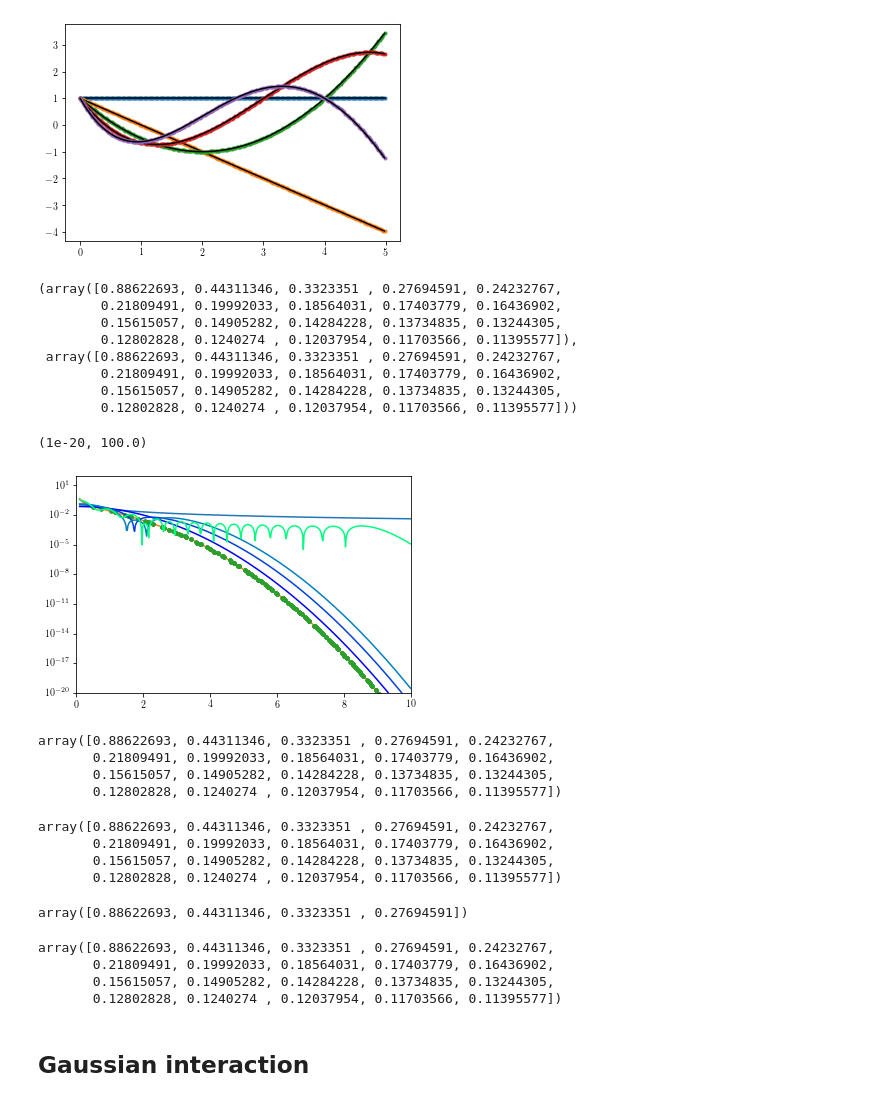
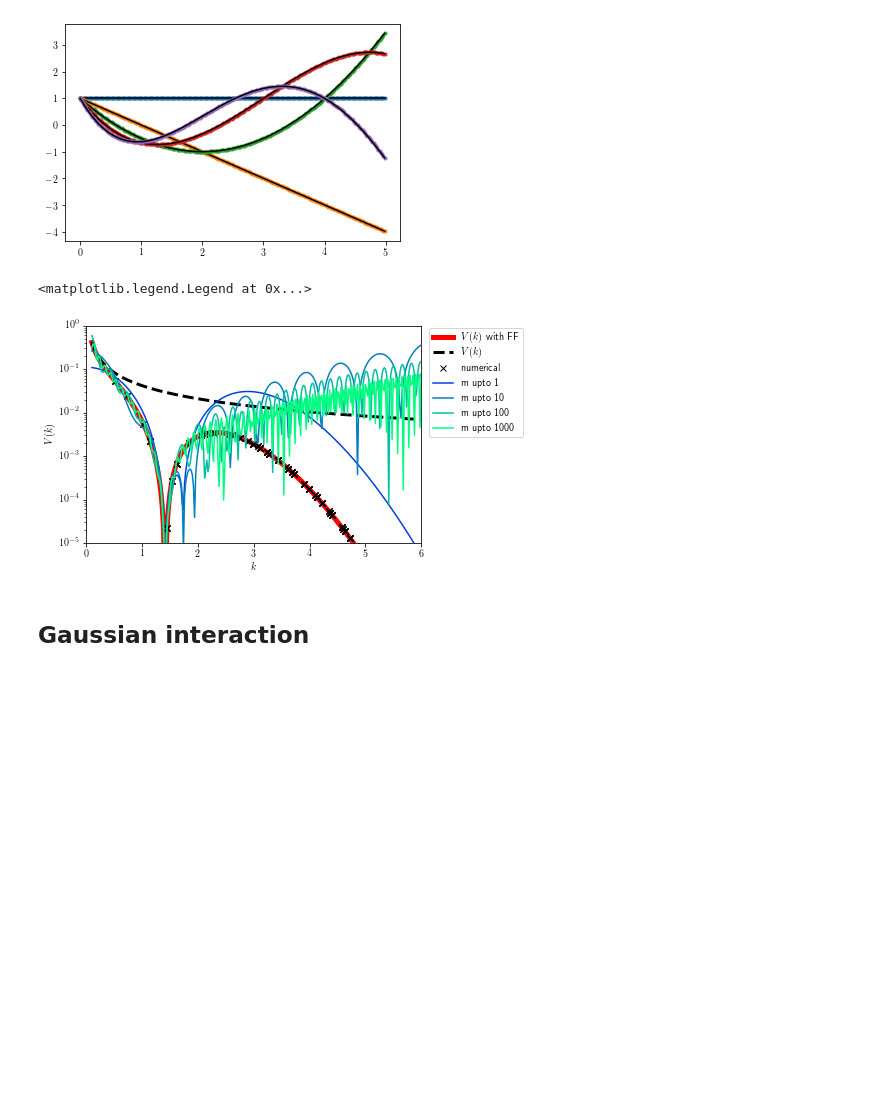
Before and after one commit to akshaykri/QH_ED, a Jupyter notebook: examples/Haldane.ipynb, the cells around one changed output. Cells and saved outputs as stored; diff of their text form; code cells hidden in the pictures; blank space fills up the shorter version.

```diff
--- a/examples/Haldane.ipynb
+++ b/examples/Haldane.ipynb
@@ -41,9 +41,10 @@ for m in [0, 1, 2, 3, 4]:
 Nphi = 24
 Ne = 8
 Nth = 4 # numer of threads for parallelization
+nLL = 1
 torus1 = landau.Torus(Nphi, aspect_ratio=1.0)
 vParams = {'power': (1.0, {'n': 1, 'x': np.inf})} # Coulomb power law, Gaussian cut-off
-hamParams = {'alpha': 1.0, 'n': 0, 'Nphi': Nphi} # mass anisotropy, Landau level index
+hamParams = {'alpha': 1.0, 'n': nLL, 'Nphi': Nphi} # mass anisotropy, Landau level index
 
 kx, ky, _ = torus1.get_karr()
 k2 = kx[:, np.newaxis]**2 + ky**2
@@ -54,53 +55,45 @@ T4 = np.real(utils.Utils.make4tensorsym(torus1, pot1.V2))
 # %%
 k = np.r_[0.1:10:0.02]
 Vk = 2*np.pi/k / (2*np.pi*Nphi)
-FF2 = np.exp(-k**2/4)**2
+FF2 = np.exp(-k**2/4)**2 * (1 - nLL*k**2/2)**2
 # %%
-Vm = np.zeros(20)
-Vm2 = np.zeros(20)
-for m in np.arange(20):
+mMax = 10001
+mAll = np.arange(mMax, dtype='float64')
+mAll[0] = 1e-16
+# mAll[8] += 1e-6
+Vm = np.zeros(mMax)
+for m in np.arange(mMax):
     ## see Yoshioka (4.39)
-    Vm[m] = np.sqrt(np.pi)/2 * scipy.special.factorial(2*m) / (
-        2**(2*m) * scipy.special.factorial(m)**2)
-#     temp = 0
-#     for r in range(m+1):
-#         temp += (-1)**r * scipy.special.factorial(2*r) * scipy.special.comb(m, r) / (
-#                 (2)**(2*r + 1) * (scipy.special.factorial(r)**2))
-#     Vm2[m] = np.sqrt(np.pi) * temp
+    if m < 500:
+        Vm[m] = np.sqrt(np.pi)/2 * scipy.special.comb(2*m, m) / (2.**(2*m))
+    else:
+        Vm[m] = 0.5 * (1 - 0.125/m) / np.sqrt(m)
-# %%
-Vm, Vm2
-# %% [output]
-(array([0.88622693, 0.44311346, 0.3323351 , 0.27694591, 0.24232767,
-        0.21809491, 0.19992033, 0.18564031, 0.17403779, 0.16436902,
-        0.15615057, 0.14905282, 0.14284228, 0.13734835, 0.13244305,
-        0.12802828, 0.1240274 , 0.12037954, 0.11703566, 0.11395577]),
- array([0.88622693, 0.44311346, 0.3323351 , 0.27694591, 0.24232767,
-        0.21809491, 0.19992033, 0.18564031, 0.17403779, 0.16436902,
-        0.15615057, 0.14905282, 0.14284228, 0.13734835, 0.13244305,
-        0.12802828, 0.1240274 , 0.12037954, 0.11703566, 0.11395577]))
 # %%
 f, ax = plt.subplots()
 Vkpp = np.zeros_like(k)
 
-m_arr = [0, 1, 2, 19]#, 10, 15]
+m_arr = [1, 10, 100, 1000]#, 10000]#, 10, 15]
 
-ax.plot(k, Vk)
-ax.plot(k, Vk*FF2)
-ax.plot(np.sqrt(k2.flatten()), np.abs(pot1.V2.flatten()), '.')
+
+ax.plot(k, Vk*FF2, lw=5, ls = '-', color='r', label=r'$V(k)$ with FF')
+ax.plot(k, Vk, lw=3, ls = '--', color='k', label=r'$V(k)$')
+ax.plot(np.sqrt(k2.flatten()), np.abs(pot1.V2.flatten()), 'x',
+        label='numerical', markeredgecolor='k', markerfacecolor='None')
 
 ctemp = 0
-for cm, m in enumerate(np.arange(len(Vm))):
+for cm, m in enumerate(np.arange(max(m_arr)+1)):
     Vkpp += 4 * np.pi * Vm[m] * scipy.special.eval_laguerre(m, k**2) / (2 * np.pi * Nphi)
     if m in m_arr:
         ctemp += 1
         ax.plot(k, np.abs(Vkpp*FF2), color=plt.cm.winter(ctemp/len(m_arr)), label='m upto '+str(m))
 
 ax.set_yscale('log')
 ax.set_xlim(0, 6)
-ax.set_ylim(1e-15, 1e2)
+ax.set_ylim(1e-5, 1e0)
 ax.set_xlabel(r'$k$')
 ax.set_ylabel(r'$V(k)$')
 ax.legend(loc='upper left', bbox_to_anchor=(1.01, 1.01))
+# f.savefig('/home/ak20/QH/plots/Vm_Coulomb.pdf', bbox_inches='tight', transparent=True)
 # %% [output]
-(1e-20, 100.0)
+<matplotlib.legend.Legend at 0x...>
-[figure, old version]
+[figure, new version]
@@ -120,18 +99,0 @@ for m in np.arange(20):
-# %%
-Vm_fromk
-# %% [output]
-array([0.88622693, 0.44311346, 0.3323351 , 0.27694591, 0.24232767,
-       0.21809491, 0.19992033, 0.18564031, 0.17403779, 0.16436902,
-       0.15615057, 0.14905282, 0.14284228, 0.13734835, 0.13244305,
-       0.12802828, 0.1240274 , 0.12037954, 0.11703566, 0.11395577])
-# %%
-Vm
-# %% [output]
-array([0.88622693, 0.44311346, 0.3323351 , 0.27694591, 0.24232767,
-       0.21809491, 0.19992033, 0.18564031, 0.17403779, 0.16436902,
-       0.15615057, 0.14905282, 0.14284228, 0.13734835, 0.13244305,
-       0.12802828, 0.1240274 , 0.12037954, 0.11703566, 0.11395577])
-# %%
-np.sqrt(np.pi)*np.array([0.5, 0.25, 0.1875, 5/32])
-# %% [output]
-array([0.88622693, 0.44311346, 0.3323351 , 0.27694591])
@@ -145,10 +100,3 @@ for m in np.arange(len(Vmxx)):
-# %%
-Vmxx
-# %% [output]
-array([0.88622693, 0.44311346, 0.3323351 , 0.27694591, 0.24232767,
-       0.21809491, 0.19992033, 0.18564031, 0.17403779, 0.16436902,
-       0.15615057, 0.14905282, 0.14284228, 0.13734835, 0.13244305,
-       0.12802828, 0.1240274 , 0.12037954, 0.11703566, 0.11395577])
 # %% [markdown]
 ## Gaussian interaction
 # %%
```
Also changed, not shown: parts of 11 cells of this notebook, 3 other files.
